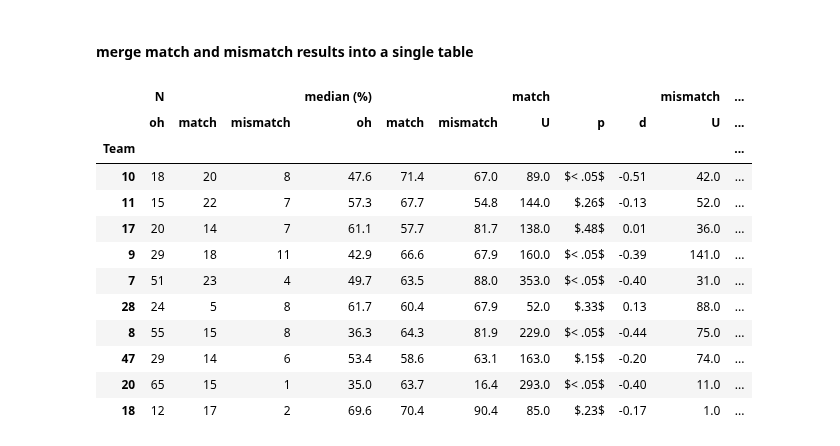
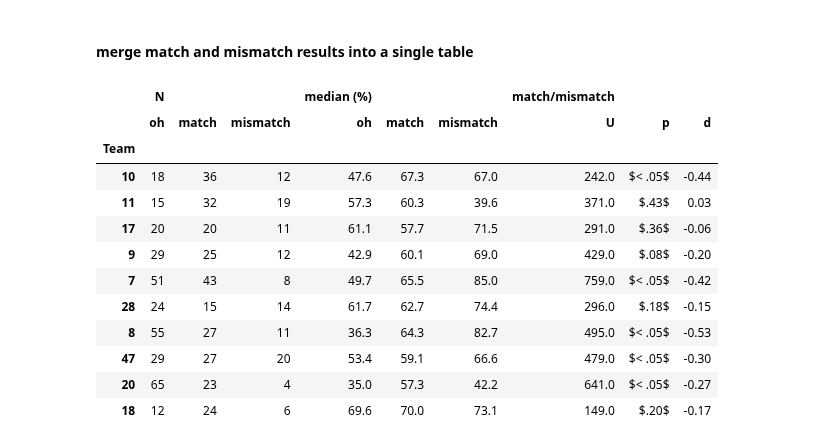
Before and after one commit to chili-epfl/justhink-alignment-analysis, a Jupyter notebook: tools/7_test_the_hypotheses.ipynb, the cells around one changed output. Drawn from its saved outputs; the diff is of its cells as text; code cells hidden in the pictures.

```diff
--- a/tools/7_test_the_hypotheses.ipynb
+++ b/tools/7_test_the_hypotheses.ipynb
@@ -600,7 +602,7 @@ for team_no, df in corpus_dfs.items():
     #     lambda x: len([t for t in x.split() if t in fillers]))
     # Count the number of info markers i.e. oh's for each utterance in the corpus.
     df['n_info_markers'] = df.object.apply(
-        lambda x: len([t for t in x.split() if t in ['oh']]))
+        lambda x: len([t for t in x.split() if t == 'oh']))
 
 # Alternatively, mark each token that is a filler in the tokens tables.
 for team_no, df in tokens_dfs.items():
@@ -1184,7 +1182,7 @@ print("U is the Mann–Whitney U test statistic, where p \< 0.05 indicates that
 print("Cliff's delta \> 0 indicates info marker (oh) times larger than match times. \< otherwise.")
 print('oh times vs.\ match times (sorted by decreasing task performance (i.e.\ increasing error):')
 
-match_df = test_marker_and_matches('is_accept', n2='match')
+match_df = test_marker_and_matches('is_match', n2='match')
 
 display(match_df)
 print(match_df.to_latex(escape=False))
@@ -1240,7 +1238,7 @@ print("U is the Mann–Whitney U test statistic, where p \< 0.05 indicates that
 print("Cliff's delta \> 0 indicates info marker (oh) times larger than mismatch times. \< otherwise.")
 print('oh times vs.\ mismatch times (sorted by decreasing task performance (i.e.\ increasing error):')
 
-mismatch_df = test_marker_and_matches('is_reject', n2='mismatch')
+mismatch_df = test_marker_and_matches('is_mismatch', n2='mismatch')
 
 display(mismatch_df)
 print(mismatch_df.to_latex(escape=False))
@@ -1291,0 +1292,9 @@ Team &     &          &            &          &          &          &        \\
+# %%
+print("U is the Mann–Whitney U test statistic, where p \< 0.05 indicates that the groups are statistically significantly different")
+print("Cliff's delta \> 0 indicates info marker (oh) times larger than mismatch times. \< otherwise.")
+print('oh times vs.\ match or mismatch times (sorted by decreasing task performance (i.e.\ increasing error):')
+
+match_mismatch_df = test_marker_and_matches('is_match_or_mismatch', n2='match/mismatch')
+
+display(match_mismatch_df)
+print(match_mismatch_df.to_latex(escape=False))
@@ -1294,35 +1348,39 @@ Team &     &          &            &          &          &          &        \\
 # %%
 col_list = [('N', 'oh'),
             ('N', 'match'),
             ('N', 'mismatch'),
             ('median (%)', 'oh'),
             ('median (%)', 'match'),
             ('median (%)', 'mismatch'),
-            ('match', 'U'),
-            ('match', 'p'),
-            ('match', 'd'),
-            ('mismatch', 'U'),
-            ('mismatch', 'p'),
-            ('mismatch', 'd')]
+#             ('match', 'U'),
+#             ('match', 'p'),
+#             ('match', 'd'),
+#             ('mismatch', 'U'),
+#             ('mismatch', 'p'),
+#             ('mismatch', 'd'),
+            ('match/mismatch', 'U'),
+            ('match/mismatch', 'p'),
+            ('match/mismatch', 'd'),
+           ]
 columns = pd.Index(col_list)
 
-df = pd.concat([match_df, mismatch_df], axis=1)
+df = pd.concat([match_df, mismatch_df, match_mismatch_df], axis=1)
 df = df.loc[:, columns]
 df = df.loc[:, ~df.columns.duplicated()]
 
 display(df)
 print(df.to_latex(escape=False))
 # %% [output]
-|  | N |  |  | median (%) |  |  | match |  |  | mismatch | ... |
-|  | oh | match | mismatch | oh | match | mismatch | U | p | d | U | ... |
-| Team |  |  |  |  |  |  |  |  |  |  | ... |
-| 10 | 18 | 20 | 8 | 47.6 | 71.4 | 67.0 | 89.0 | $< .05$ | -0.51 | 42.0 | ... |
-| 11 | 15 | 22 | 7 | 57.3 | 67.7 | 54.8 | 144.0 | $.26$ | -0.13 | 52.0 | ... |
-| 17 | 20 | 14 | 7 | 61.1 | 57.7 | 81.7 | 138.0 | $.48$ | 0.01 | 36.0 | ... |
-| 9 | 29 | 18 | 11 | 42.9 | 66.6 | 67.9 | 160.0 | $< .05$ | -0.39 | 141.0 | ... |
-| 7 | 51 | 23 | 4 | 49.7 | 63.5 | 88.0 | 353.0 | $< .05$ | -0.40 | 31.0 | ... |
-| 28 | 24 | 5 | 8 | 61.7 | 60.4 | 67.9 | 52.0 | $.33$ | 0.13 | 88.0 | ... |
-| 8 | 55 | 15 | 8 | 36.3 | 64.3 | 81.9 | 229.0 | $< .05$ | -0.44 | 75.0 | ... |
-| 47 | 29 | 14 | 6 | 53.4 | 58.6 | 63.1 | 163.0 | $.15$ | -0.20 | 74.0 | ... |
-| 20 | 65 | 15 | 1 | 35.0 | 63.7 | 16.4 | 293.0 | $< .05$ | -0.40 | 11.0 | ... |
-| 18 | 12 | 17 | 2 | 69.6 | 70.4 | 90.4 | 85.0 | $.23$ | -0.17 | 1.0 | ... |
+|  | N |  |  | median (%) |  |  | match/mismatch |  |  |
+|  | oh | match | mismatch | oh | match | mismatch | U | p | d |
+| Team |  |  |  |  |  |  |  |  |  |
+| 10 | 18 | 36 | 12 | 47.6 | 67.3 | 67.0 | 242.0 | $< .05$ | -0.44 |
+| 11 | 15 | 32 | 19 | 57.3 | 60.3 | 39.6 | 371.0 | $.43$ | 0.03 |
+| 17 | 20 | 20 | 11 | 61.1 | 57.7 | 71.5 | 291.0 | $.36$ | -0.06 |
+| 9 | 29 | 25 | 12 | 42.9 | 60.1 | 69.0 | 429.0 | $.08$ | -0.20 |
+| 7 | 51 | 43 | 8 | 49.7 | 65.5 | 85.0 | 759.0 | $< .05$ | -0.42 |
+| 28 | 24 | 15 | 14 | 61.7 | 62.7 | 74.4 | 296.0 | $.18$ | -0.15 |
+| 8 | 55 | 27 | 11 | 36.3 | 64.3 | 82.7 | 495.0 | $< .05$ | -0.53 |
+| 47 | 29 | 27 | 20 | 53.4 | 59.1 | 66.6 | 479.0 | $< .05$ | -0.30 |
+| 20 | 65 | 23 | 4 | 35.0 | 57.3 | 42.2 | 641.0 | $< .05$ | -0.27 |
+| 18 | 12 | 24 | 6 | 69.6 | 70.0 | 73.1 | 149.0 | $.20$ | -0.17 |
```
Also changed, not shown: parts of 15 cells of this notebook, 26 other files.
